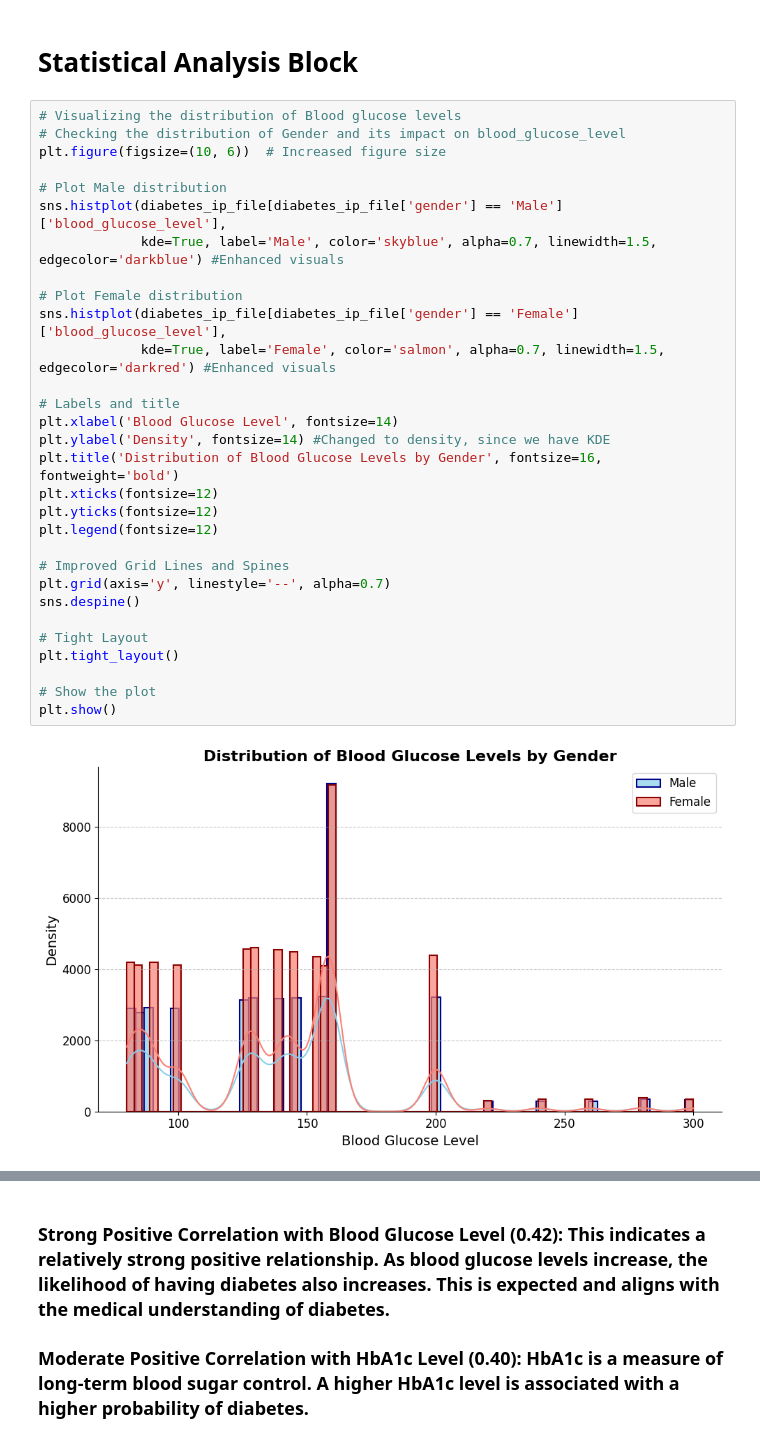
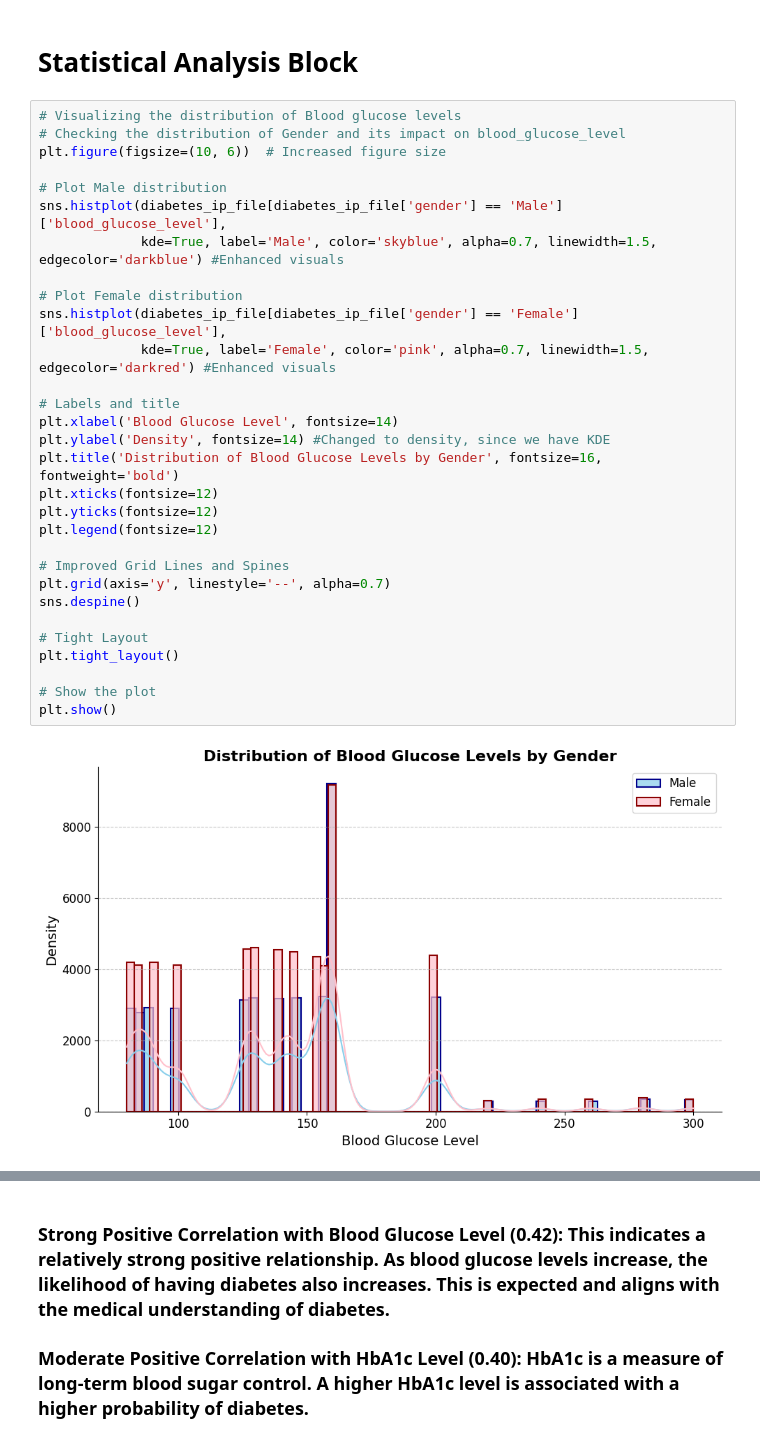
Before and after one commit to piyus22/SUGAR, a Jupyter notebook: diabetes_analysis.ipynb, the cells around one changed output, grey strips where cells are left out. Saved outputs shown, nothing was run; the diff lists cells and outputs as text.

```diff
--- a/diabetes_analysis.ipynb
+++ b/diabetes_analysis.ipynb
@@ -178,35 +178,35 @@ plt.show()
 # %%
 # Visualizing the distribution of Blood glucose levels
 # Checking the distribution of Gender and its impact on blood_glucose_level
 plt.figure(figsize=(10, 6))  # Increased figure size
 
 # Plot Male distribution
 sns.histplot(diabetes_ip_file[diabetes_ip_file['gender'] == 'Male']['blood_glucose_level'],
              kde=True, label='Male', color='skyblue', alpha=0.7, linewidth=1.5, edgecolor='darkblue') #Enhanced visuals
 
 # Plot Female distribution
 sns.histplot(diabetes_ip_file[diabetes_ip_file['gender'] == 'Female']['blood_glucose_level'],
-             kde=True, label='Female', color='salmon', alpha=0.7, linewidth=1.5, edgecolor='darkred') #Enhanced visuals
+             kde=True, label='Female', color='pink', alpha=0.7, linewidth=1.5, edgecolor='darkred') #Enhanced visuals
 
 # Labels and title
 plt.xlabel('Blood Glucose Level', fontsize=14)
 plt.ylabel('Density', fontsize=14) #Changed to density, since we have KDE
 plt.title('Distribution of Blood Glucose Levels by Gender', fontsize=16, fontweight='bold')
 plt.xticks(fontsize=12)
 plt.yticks(fontsize=12)
 plt.legend(fontsize=12)
 
 # Improved Grid Lines and Spines
 plt.grid(axis='y', linestyle='--', alpha=0.7)
 sns.despine()
 
 # Tight Layout
 plt.tight_layout()
 
 # Show the plot
 plt.show()
 # %% [output]
-[figure, old version]
+[figure, new version]
 # %%
 
 # Segregating the Male and Female data
```
Also changed, not shown: parts of 13 cells of this notebook, 2 other files.
